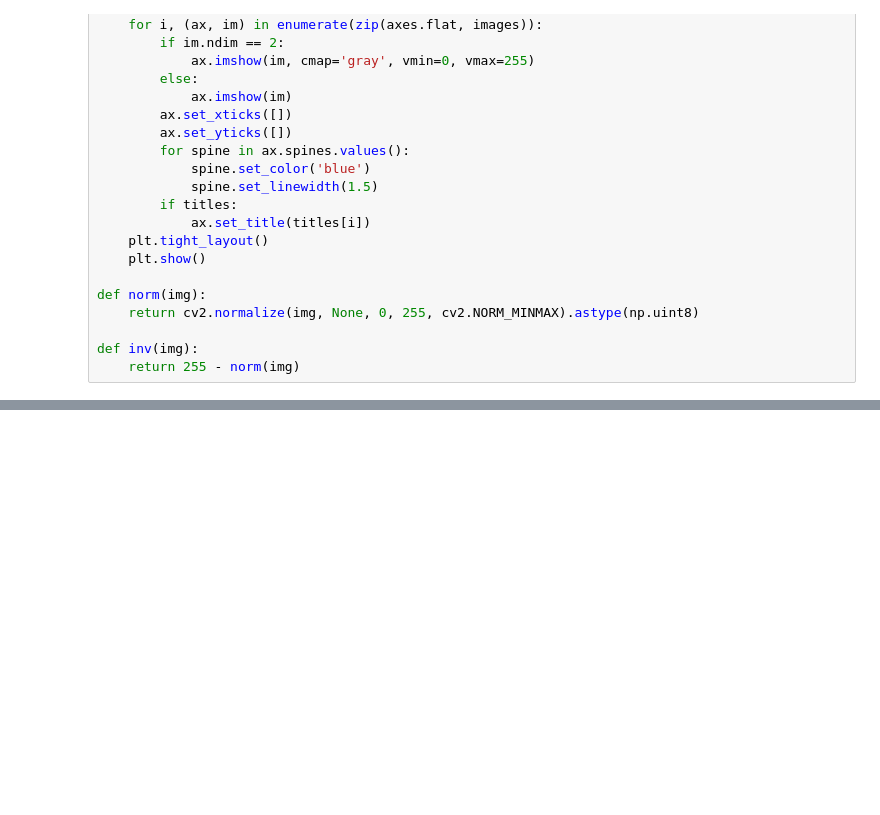
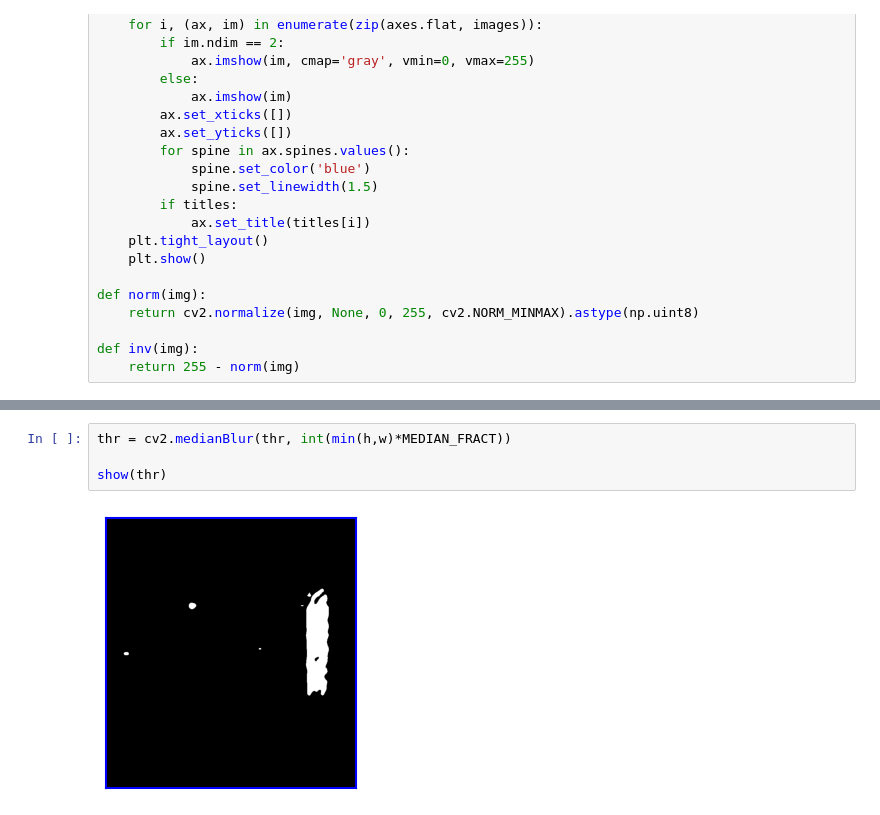
Before and after one commit to MCV-2026-C1-Project/Team6, a Jupyter notebook: w2/dist.ipynb, the cells around one changed output, grey strips where cells are left out. Cells and saved outputs as stored; diff of their text form; blank space fills up the shorter version.

```diff
--- a/w2/dist.ipynb
+++ b/w2/dist.ipynb
@@ -71 +112,7 @@ show(distance, thr)
+# %%
+thr = cv2.medianBlur(thr, int(min(h,w)*MEDIAN_FRACT))
+
+show(thr)
+# %% [output]
+[figure, added]
 # %%
```
Also changed, not shown: parts of 9 cells of this notebook, 4 other files.
